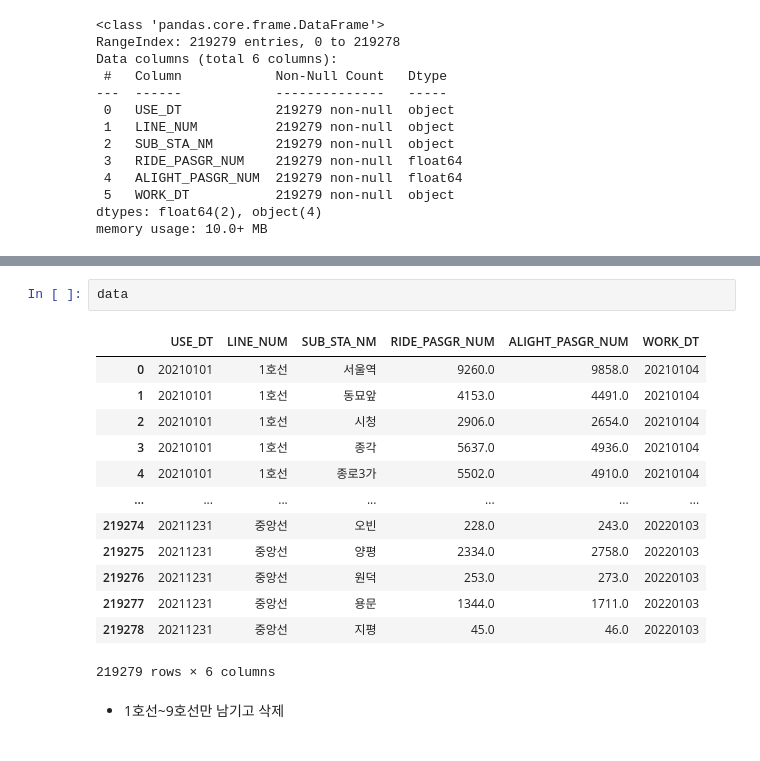
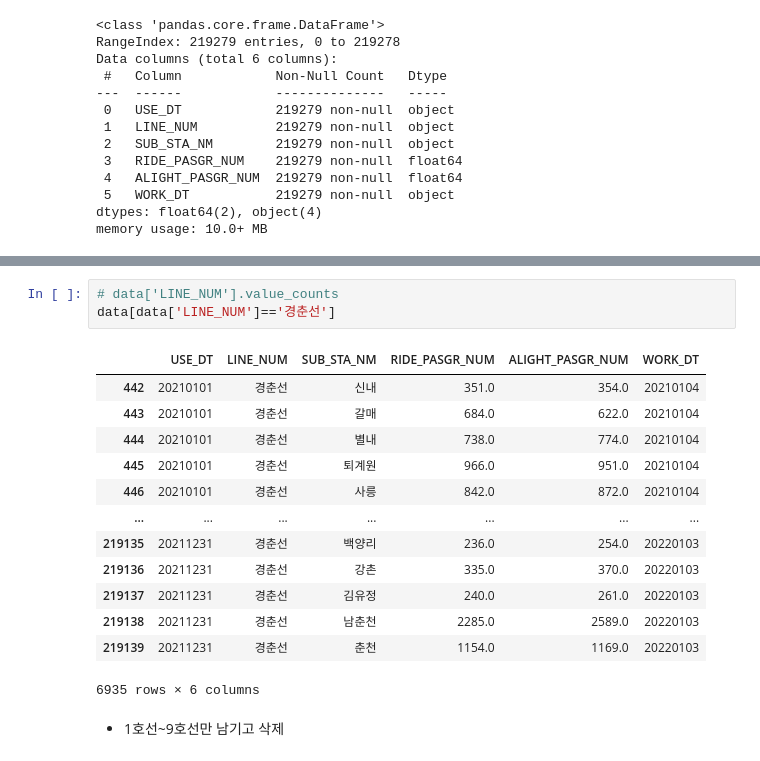
Before and after one commit to SSolLEE/tempProject, a Jupyter notebook: python/crawling/semi/[지하철_100]호선별역별_승하차인원.ipynb, the cells around one changed output, grey strips where cells are left out. Cells and saved outputs as stored; diff of their text form.

Commit message:
EDA Seoul line 4

```diff
--- a/python/crawling/semi/[지하철_100]호선별역별_승하차인원.ipynb
+++ b/python/crawling/semi/[지하철_100]호선별역별_승하차인원.ipynb
@@ -78,19 +98,20 @@ memory usage: 10.0+ MB
 # %%
-data
+# data['LINE_NUM'].value_counts
+data[data['LINE_NUM']=='경춘선']
 # %% [output]
 |  | USE_DT | LINE_NUM | SUB_STA_NM | RIDE_PASGR_NUM | ALIGHT_PASGR_NUM | WORK_DT |
-| 0 | 20210101 | 1호선 | 서울역 | 9260.0 | 9858.0 | 20210104 |
-| 1 | 20210101 | 1호선 | 동묘앞 | 4153.0 | 4491.0 | 20210104 |
-| 2 | 20210101 | 1호선 | 시청 | 2906.0 | 2654.0 | 20210104 |
-| 3 | 20210101 | 1호선 | 종각 | 5637.0 | 4936.0 | 20210104 |
-| 4 | 20210101 | 1호선 | 종로3가 | 5502.0 | 4910.0 | 20210104 |
+| 442 | 20210101 | 경춘선 | 신내 | 351.0 | 354.0 | 20210104 |
+| 443 | 20210101 | 경춘선 | 갈매 | 684.0 | 622.0 | 20210104 |
+| 444 | 20210101 | 경춘선 | 별내 | 738.0 | 774.0 | 20210104 |
+| 445 | 20210101 | 경춘선 | 퇴계원 | 966.0 | 951.0 | 20210104 |
+| 446 | 20210101 | 경춘선 | 사릉 | 842.0 | 872.0 | 20210104 |
 | ... | ... | ... | ... | ... | ... | ... |
-| 219274 | 20211231 | 중앙선 | 오빈 | 228.0 | 243.0 | 20220103 |
-| 219275 | 20211231 | 중앙선 | 양평 | 2334.0 | 2758.0 | 20220103 |
-| 219276 | 20211231 | 중앙선 | 원덕 | 253.0 | 273.0 | 20220103 |
-| 219277 | 20211231 | 중앙선 | 용문 | 1344.0 | 1711.0 | 20220103 |
-| 219278 | 20211231 | 중앙선 | 지평 | 45.0 | 46.0 | 20220103 |
+| 219135 | 20211231 | 경춘선 | 백양리 | 236.0 | 254.0 | 20220103 |
+| 219136 | 20211231 | 경춘선 | 강촌 | 335.0 | 370.0 | 20220103 |
+| 219137 | 20211231 | 경춘선 | 김유정 | 240.0 | 261.0 | 20220103 |
+| 219138 | 20211231 | 경춘선 | 남춘천 | 2285.0 | 2589.0 | 20220103 |
+| 219139 | 20211231 | 경춘선 | 춘천 | 1154.0 | 1169.0 | 20220103 |
-219279 rows × 6 columns
+6935 rows × 6 columns
 # %% [markdown]
 - 1호선~9호선만 남기고 삭제
 # %%
```
Also changed, not shown: parts of 1 cell of this notebook.
